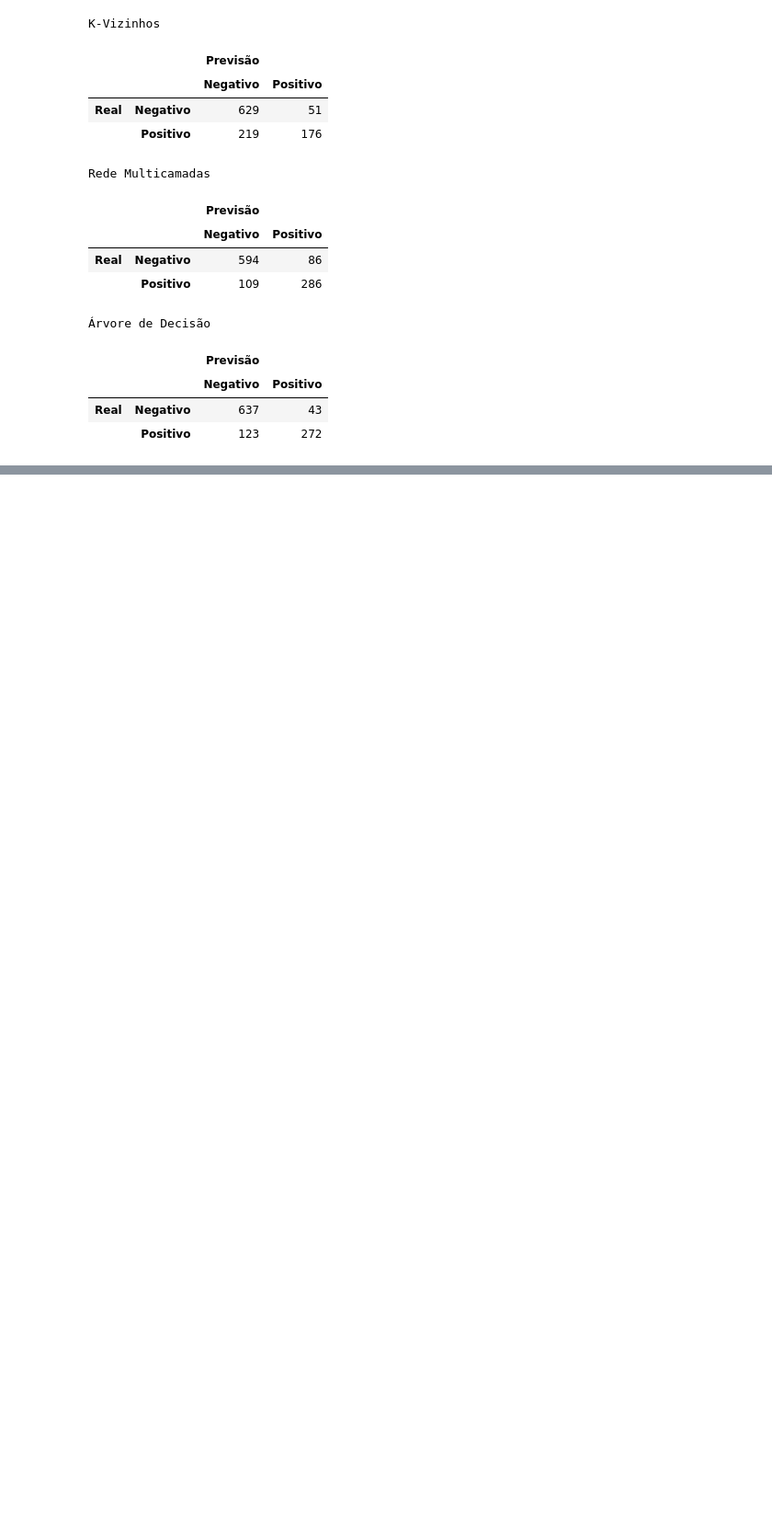
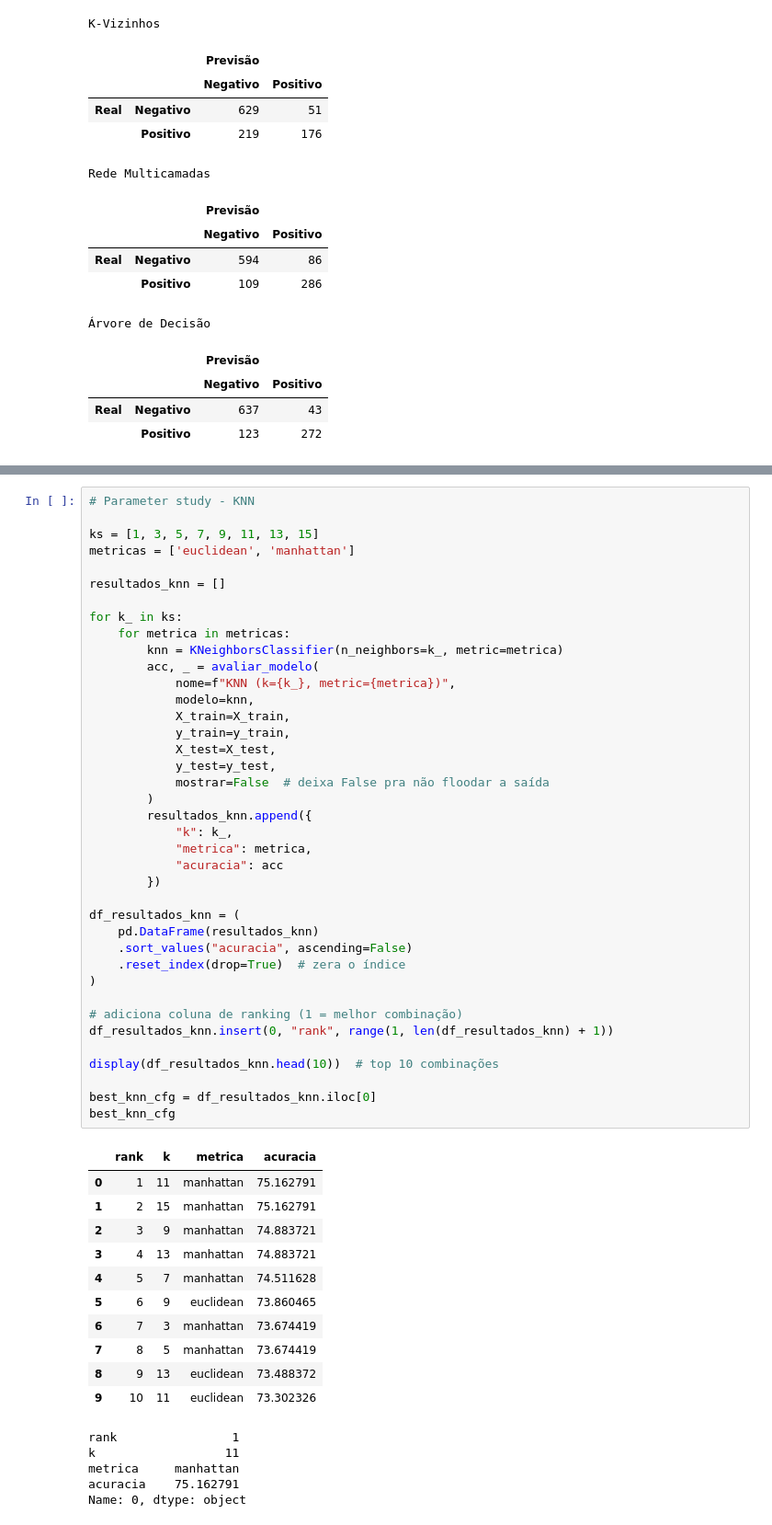
Before and after one commit to gdalpiann/alzheimer_clf, a Jupyter notebook: alzheimer.ipynb, the cells around one changed output, grey strips where cells are left out. Shown at 92% size. Drawn from its saved outputs; the diff is of its cells as text; blank space fills up the shorter version.

```diff
--- a/alzheimer.ipynb
+++ b/alzheimer.ipynb
@@ -147,0 +161,56 @@ Rede Multicamadas
+# %%
+# Parameter study - KNN
+
+ks = [1, 3, 5, 7, 9, 11, 13, 15]
+metricas = ['euclidean', 'manhattan']
+
+resultados_knn = []
+
+for k_ in ks:
+    for metrica in metricas:
+        knn = KNeighborsClassifier(n_neighbors=k_, metric=metrica)
+        acc, _ = avaliar_modelo(
+            nome=f"KNN (k={k_}, metric={metrica})",
+            modelo=knn,
+            X_train=X_train,
+            y_train=y_train,
+            X_test=X_test,
+            y_test=y_test,
+            mostrar=False  # deixa False pra não floodar a saída
+        )
+        resultados_knn.append({
+            "k": k_,
+            "metrica": metrica,
+            "acuracia": acc
+        })
+
+df_resultados_knn = (
+    pd.DataFrame(resultados_knn)
+    .sort_values("acuracia", ascending=False)
+    .reset_index(drop=True)  # zera o índice
+)
+
+# adiciona coluna de ranking (1 = melhor combinação)
+df_resultados_knn.insert(0, "rank", range(1, len(df_resultados_knn) + 1))
+
+display(df_resultados_knn.head(10))  # top 10 combinações
+
+best_knn_cfg = df_resultados_knn.iloc[0]
+best_knn_cfg
+# %% [output]
+|  | rank | k | metrica | acuracia |
+| 0 | 1 | 11 | manhattan | 75.162791 |
+| 1 | 2 | 15 | manhattan | 75.162791 |
+| 2 | 3 | 9 | manhattan | 74.883721 |
+| 3 | 4 | 13 | manhattan | 74.883721 |
+| 4 | 5 | 7 | manhattan | 74.511628 |
+| 5 | 6 | 9 | euclidean | 73.860465 |
+| 6 | 7 | 3 | manhattan | 73.674419 |
+| 7 | 8 | 5 | manhattan | 73.674419 |
+| 8 | 9 | 13 | euclidean | 73.488372 |
+| 9 | 10 | 11 | euclidean | 73.302326 |
+rank                1
+k                  11
+metrica     manhattan
+acuracia    75.162791
+Name: 0, dtype: object
```
Also changed, not shown: parts of 8 cells of this notebook.
